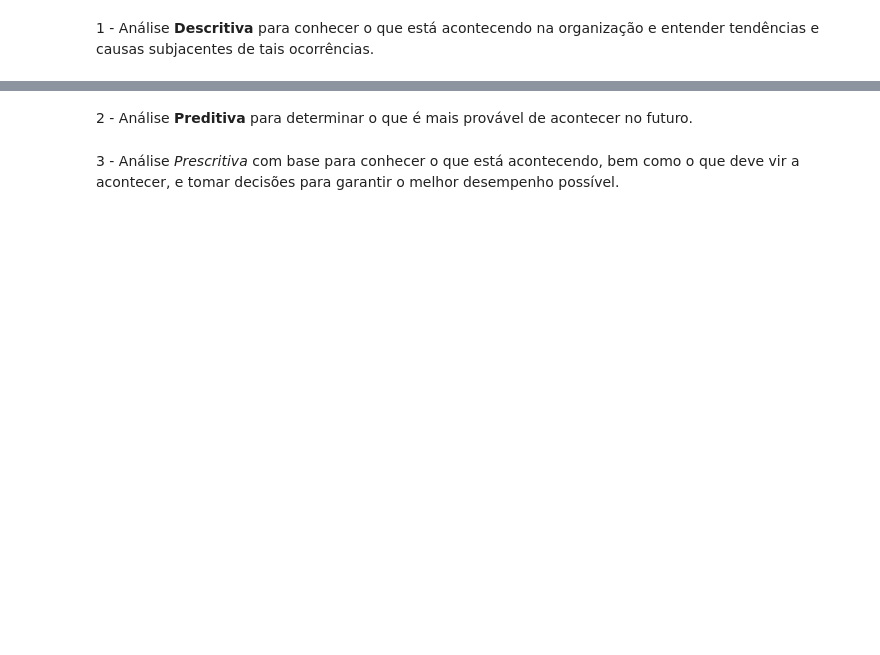
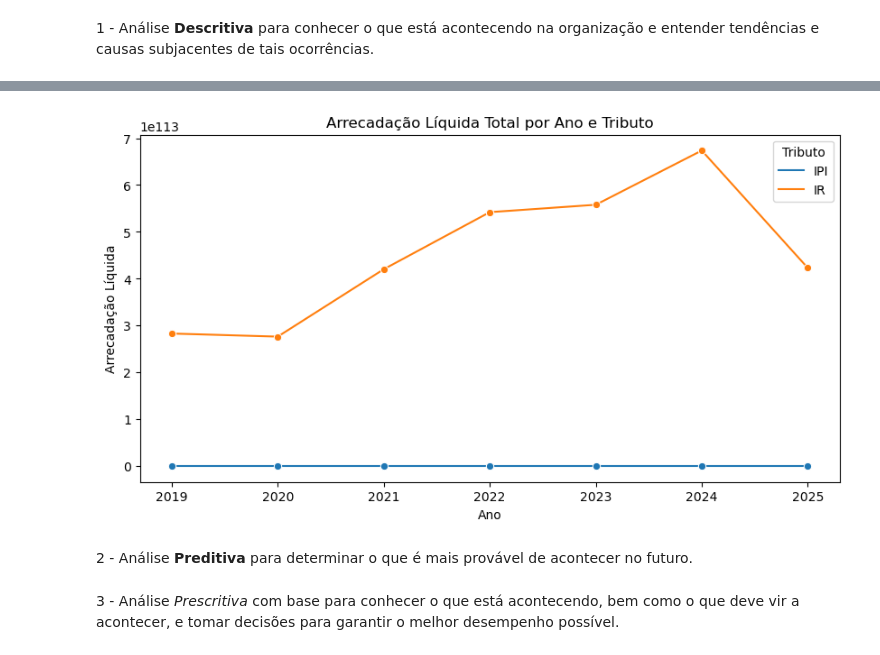
Before and after one commit to TiagoMerc/foco-no-aprendizado-com-Analista-de-Dados, a Jupyter notebook: notebooks/Arrecadação_de_Ir_e_IPI_detalhada.ipynb, the cells around one changed output, grey strips where cells are left out. Cells and saved outputs as stored; diff of their text form; code cells hidden in the pictures; blank space fills up the shorter version.

Commit message:
Deixando o arquivo App e Dashboard mais detalhado, organizando o README. Fazendo Limpeza dos Dados e Análise Descritiva do notebook Arrecadação de IR e IP

```diff
--- a/notebooks/Arrecadação_de_Ir_e_IPI_detalhada.ipynb
+++ b/notebooks/Arrecadação_de_Ir_e_IPI_detalhada.ipynb
@@ -33,3 +170,22 @@ df.head()
+# %%
+# Análise descritiva detalhada da base de dados
+
+import matplotlib.pyplot as plt
+import seaborn as sns
+
+# Comparação entre IR e IPI ao longo dos anos
+
+plt.figure(figsize=(10, 5))
+sns.lineplot(
+    data=df.groupby(['Ano', 'Tributo'])['Arrecadação Líquida'].sum().reset_index(),
+    x='Ano', y='Arrecadação Líquida', hue='Tributo', marker='o'
+)
+plt.title('Arrecadação Líquida Total por Ano e Tributo')
+plt.ylabel('Arrecadação Líquida')
+plt.xlabel('Ano')
+plt.show()
+# %% [output]
+[figure, added]
 # %% [markdown]
 2 - Análise **Preditiva** para determinar o que é mais provável de acontecer no futuro.
 # %% [markdown]
```
Also changed, not shown: parts of 6 cells of this notebook, 5 other files.
